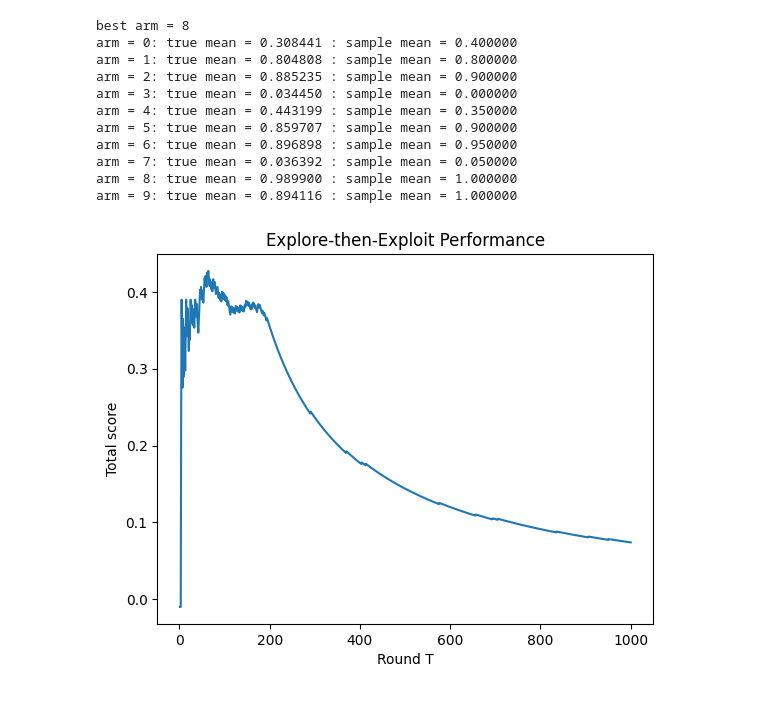
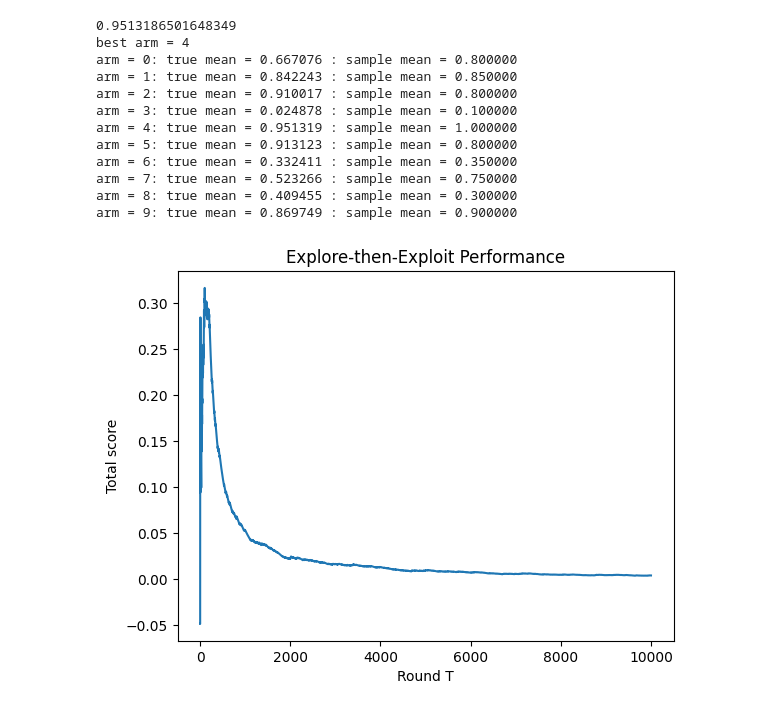
Before and after one commit to nick-hue/Reinforcement-Learning, a Jupyter notebook: Exercise1/ExploreExploit.ipynb, the cells around one changed output. Cells and saved outputs as stored; diff of their text form; code cells hidden in the pictures.

```diff
--- a/Exercise1/ExploreExploit.ipynb
+++ b/Exercise1/ExploreExploit.ipynb
@@ -5,10 +5,11 @@ import matplotlib.pyplot as plt
 import pandas as pd
 import random
 k = 10    #number of arms
-T = 1000  #horizon
+T = 10000  #horizon
 N = 20    #explore rounds
 bandit = np.random.random((k,)) #success prob. for each arm
 best = np.amax(bandit) #best arm
+print(best)
 print('best arm = %d' %np.argmax(bandit))
 
 bandit_score = np.zeros((k,)) #total score of each arm for first N rounds
@@ -27,55 +28,49 @@ for i in range(N):
     bandit_score[j] += score  #update the total score (during explore) of arm j
 for i in range(k):
   print('arm = %d: true mean = %f : sample mean = %f' % (i,bandit[i],bandit_score[i]/N))
-
-
-
-
-
-
-
-# the following code activates each arm N times in a row instead
+  # the following code activates each arm N times in a row instead
 
 """
 
 for i in range(k):
   score = np.random.binomial(size=N,n=1,p=bandit[i])
   inst_score[i*N:((i+1)*N)] = score
 # print(score)
   #print(score.mean())
   bandit_score[i] = score.mean()
   print(bandit_score[i])
     #print('arm = %d: score = %d' % (arm,score[0]))
 """
 
 arm = np.argmax(bandit_score/N)  #get id of best arm (during explore)
 
 
 for i in range(N*k,T):
   inst_score[i] = np.random.binomial(1,p=bandit[arm])  #play best arm for the remainder of the horizon
 #print(inst_score)
 for i in range(T):
   if i > 0: best_score[i] = best_score[i-1] + best #vector keeping track of t*optimal reward (cummulative reward)
   else: best_score[i] = best
   if i > 0: alg_score[i] = alg_score[i-1] + inst_score[i] #vector keeping track of cummulative explore-then-eploit reward at all times
   else: alg_score[i] = inst_score[i]
   regret[i] = (best_score[i] - alg_score[i])/(i+1)  #regret per iteration at round t
 
 plt.title("Explore-then-Exploit Performance")
 plt.xlabel("Round T")
 plt.ylabel("Total score")
 plt.plot(np.arange(1,T+1),regret)
 plt.show()
 # %% [output]
-best arm = 8
-arm = 0: true mean = 0.308441 : sample mean = 0.400000
-arm = 1: true mean = 0.804808 : sample mean = 0.800000
-arm = 2: true mean = 0.885235 : sample mean = 0.900000
-arm = 3: true mean = 0.034450 : sample mean = 0.000000
-arm = 4: true mean = 0.443199 : sample mean = 0.350000
-arm = 5: true mean = 0.859707 : sample mean = 0.900000
-arm = 6: true mean = 0.896898 : sample mean = 0.950000
-arm = 7: true mean = 0.036392 : sample mean = 0.050000
-arm = 8: true mean = 0.989900 : sample mean = 1.000000
-arm = 9: true mean = 0.894116 : sample mean = 1.000000
+0.9513186501648349
+best arm = 4
+arm = 0: true mean = 0.667076 : sample mean = 0.800000
+arm = 1: true mean = 0.842243 : sample mean = 0.850000
+arm = 2: true mean = 0.910017 : sample mean = 0.800000
+arm = 3: true mean = 0.024878 : sample mean = 0.100000
+arm = 4: true mean = 0.951319 : sample mean = 1.000000
+arm = 5: true mean = 0.913123 : sample mean = 0.800000
+arm = 6: true mean = 0.332411 : sample mean = 0.350000
+arm = 7: true mean = 0.523266 : sample mean = 0.750000
+arm = 8: true mean = 0.409455 : sample mean = 0.300000
+arm = 9: true mean = 0.869749 : sample mean = 0.900000
-[figure, old version]
+[figure, new version]
```
Also changed, not shown: 7 other files.
